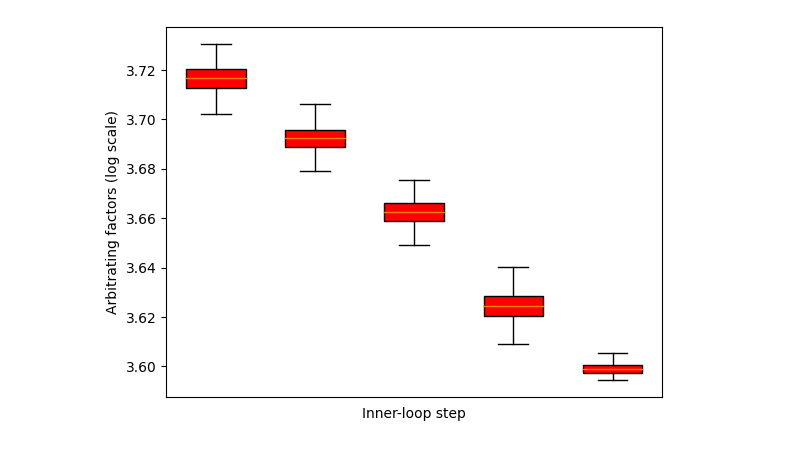
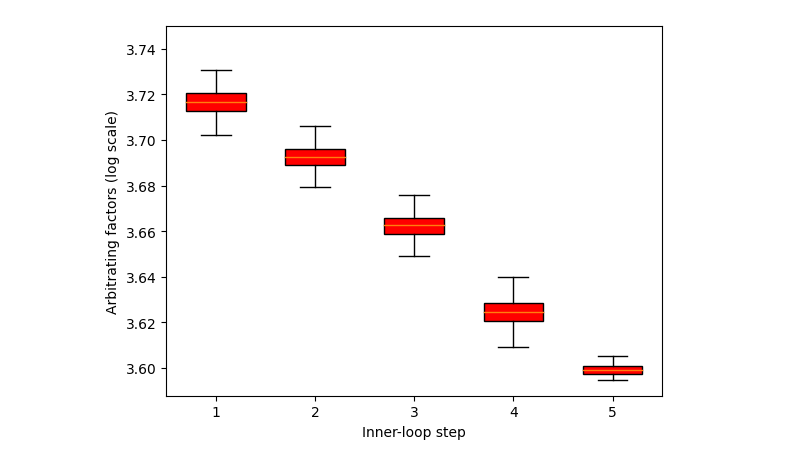
Before and after one commit to SKKUJMLim/MAML, a Jupyter notebook: Test_jupyternotebook/Arbitrating_factor.ipynb, the cells around one changed output. Saved outputs shown, nothing was run; the diff lists cells and outputs as text; code cells hidden in the pictures.

```diff
--- a/Test_jupyternotebook/Arbitrating_factor.ipynb
+++ b/Test_jupyternotebook/Arbitrating_factor.ipynb
@@ -93,32 +65,35 @@ plt.savefig('Arbitrating_factor_CIFAR_FS' + '.png')
 # %%
-group_names = []
+x = [1, 2, 3, 4, 5]
 filtered_values_2 = []
 
 for name, group in arbiter_info_CUB:
     group_values = group['all_grads_l2norm']
     group_values = np.log(group_values)
     filtered_values_2.append(group_values)
 
 
 # positions_2 = [i * 2.0 + 0.8 for i in range(len(filtered_values_2))]
 
 
 # 두 번째 박스플롯
 plt.boxplot(filtered_values_2, widths=0.6, patch_artist=True,
             boxprops=dict(facecolor='red'), showfliers=False)
 
 # x축 라벨 설정
-plt.xticks([i * 2.0 + 0.4 for i in range(len(group_names))], group_names)
+plt.xticks(x)
+
 
 # 그래프 라벨 및 제목 설정
 plt.xlabel('Inner-loop step')
 plt.ylabel('Arbitrating factors (log scale)')
 # plt.title('Arbitrating factors')
 
+plt.ylim(None, 3.75)
+
 # # 그래프를 표시합니다
 # plt.show()
 
 # 그래프를 저장합니다
 plt.savefig('Arbitrating_factor_CUB' + '.png')
 # %% [output]
-[figure, old version]
+[figure, new version]
```
Also changed, not shown: parts of 3 cells of this notebook.
